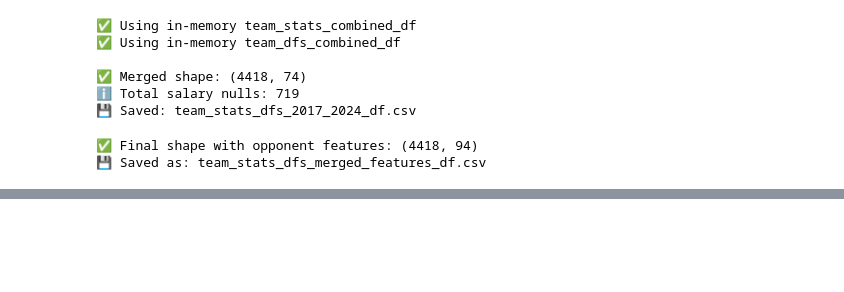
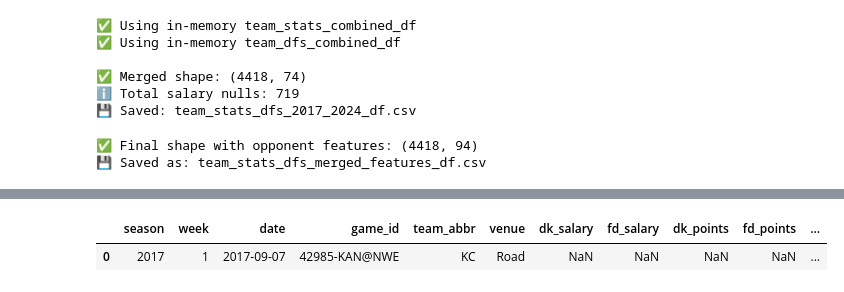
Before and after one commit to ARCtechmo/fanfav, a Jupyter notebook: team_df.ipynb, the cells around one changed output, grey strips where cells are left out. Cells and saved outputs as stored; diff of their text form; code cells hidden in the pictures; blank space fills up the shorter version.

Commit message:
complete code build the team and defense dataframes

```diff
--- a/team_df.ipynb
+++ b/team_df.ipynb
@@ -70,6 +73,10 @@ def clean_team_boxscore(filepath):
 
     return df
 # %%
+# normalize the team names
+# create dataframes for the team stats for each year
+# output: team dataframes per year with optional csv files
+
 # Team name to abbreviation map (same as before)
 team_abbr_map = {
     'Arizona Cardinals': 'ARI', 'Atlanta Falcons': 'ATL', 'Baltimore Ravens': 'BAL',
@@ -107,9 +114,10 @@ for year in years:
         # Save to dictionary
         team_yearly_dfs[year] = df
 
-        # Optional: save for inspection
-        file_name = f"team_stats_{year}_df.xlsx"
-        df.to_excel(file_name, index=False)
+        # ** csv file **
+        file_name = f"team_stats_{year}_df.csv"
+        # df.to_csv(file_name, index=False)
+
         team_yearly_files.append(file_name)
         print(f"✅ Saved: {file_name} | Shape: {df.shape}")
 
@@ -276,6 +292,8 @@ def process_dfs_salary_file(filepath, year):
 
     return df
 # %%
+# create csv files of dfs (salary / fantasy point) for each year
+# output: csv files for dfs dataframes fo each year
 dfs_salary_dfs = {}
 
 for year in years:
@@ -287,9 +305,9 @@ for year in years:
         df_dfs = process_dfs_salary_file(dfs_file, year)
         dfs_salary_dfs[year] = df_dfs
 
-        # Save to Excel
-        output_file = f"team_dfs_{year}_df.xlsx"
-        df_dfs.to_excel(output_file, index=False)
+        # ** csv file **
+        output_file = f"team_dfs_{year}_df.csv"
+        # df_dfs.to_csv(output_file, index=False)
         print(f"✅ Saved: {output_file} | Shape: {df_dfs.shape}")
 
     except Exception as e:
@@ -527,0 +554,72 @@ print(f"💾 Saved as: {final_filename}")
+# %%
+# *** Final Team Dataframe ***
+# output: final team dataframe and csv file
+# Modify the columns and create the final team dataframe dataframe
+
+
+# Column map (lowercase → actual)
+col_map = {col.lower().strip(): col for col in team_stats_dfs_merged_features_df.columns}
+
+# Canonical groupings with updates
+base_keys = ['season', 'week', 'date', 'game_id', 'team_abbr', 'venue']
+fantasy_keys = ['dk_salary', 'fd_salary', 'dk_points', 'fd_points']
+offense_keys = [
+    'q1', 'q2', 'q3', 'q4', 'ot', 'final',
+    'rush', 'yds', 'td', 'comp', 'att', 'yds.1', 'td.1',
+    'yards', 'net pass yards', 'total yards', 'first downs',
+    'third downs made', 'third downs attempted',
+    'fourth downs made', 'fourth downs attempted',
+    'total plays', 'time of possession'
+]
+special_teams_keys = [
+    'punt/kickoff/fg return td', 'extra point return',
+    '2p conversions made', 'extra points made', 'field goals made'
+]
+negative_keys = ['int', 'sacked', 'fumbles', 'lost', 'turnovers', 'penalties']
+defense_keys = [
+    'sacks', 'opponent fumbles recovered', 'defensive fumble recovery td',
+    'interception return td', 'safeties', 'interceptions made',
+    'blocked punt/fg return td', 'blocked kick/punt'  # ✅ Added this line
+]
+opp_keys = [col for col in team_stats_dfs_merged_features_df.columns if col.startswith('opp_')]
+odds_keys = [
+    'opening_odds', 'opening_spread', 'opening_total',
+    'line_move1', 'line_move2', 'line_move3',
+    'closing_odds', 'closing_spread', 'closing_total',
+    'opening_ml', 'closing_ml'
+]
+
+# Map to actual columns
+def resolve(keys): return [col_map[k.lower()] for k in keys if k.lower() in col_map]
+
+ordered_cols = (
+    resolve(base_keys) +
+    resolve(fantasy_keys) +
+    resolve(offense_keys) +
+    resolve(special_teams_keys) +
+    resolve(negative_keys) +
+    resolve(defense_keys) +
+    opp_keys +
+    resolve(odds_keys)
+)
+
+# Leftover columns
+remaining = [col for col in team_stats_dfs_merged_features_df.columns if col not in ordered_cols]
+
+# Reorder and rename final dataframe
+team_stats_dfs_merged_features_mod_cols_df = team_stats_dfs_merged_features_df[ordered_cols + remaining]
+
+# Compare to identify leftover columns
+missing_from_ordered = list(set(team_stats_dfs_merged_features_df.columns) - set(ordered_cols))
+print(f"🧾 Columns not assigned to any group ({len(missing_from_ordered)}):")
+display(sorted(missing_from_ordered))
+
+# validation check
+print("✅ Reordered and renamed dataframe:")
+print(f"📐 Shape: {team_stats_dfs_merged_features_mod_cols_df.shape}")
+display(team_stats_dfs_merged_features_mod_cols_df.head(1))
+
+# ** csv file **
+final_filename = f"team_stats_dfs_{start_year}_{end_year}_df.csv"
+team_stats_dfs_merged_features_mod_cols_df.to_csv(final_filename, index=False)
+# %% [output]
@@ -527,0 +647,2 @@ print(f"💾 Saved as: {final_filename}")
+|  | season | week | date | game_id | team_abbr | venue | dk_salary | fd_salary | dk_points | fd_points | ... |
+| 0 | 2017 | 1 | 2017-09-07 | 42985-KAN@NWE | KC | Road | NaN | NaN | NaN | NaN | ... |
```
Also changed, not shown: parts of 18 cells of this notebook.
